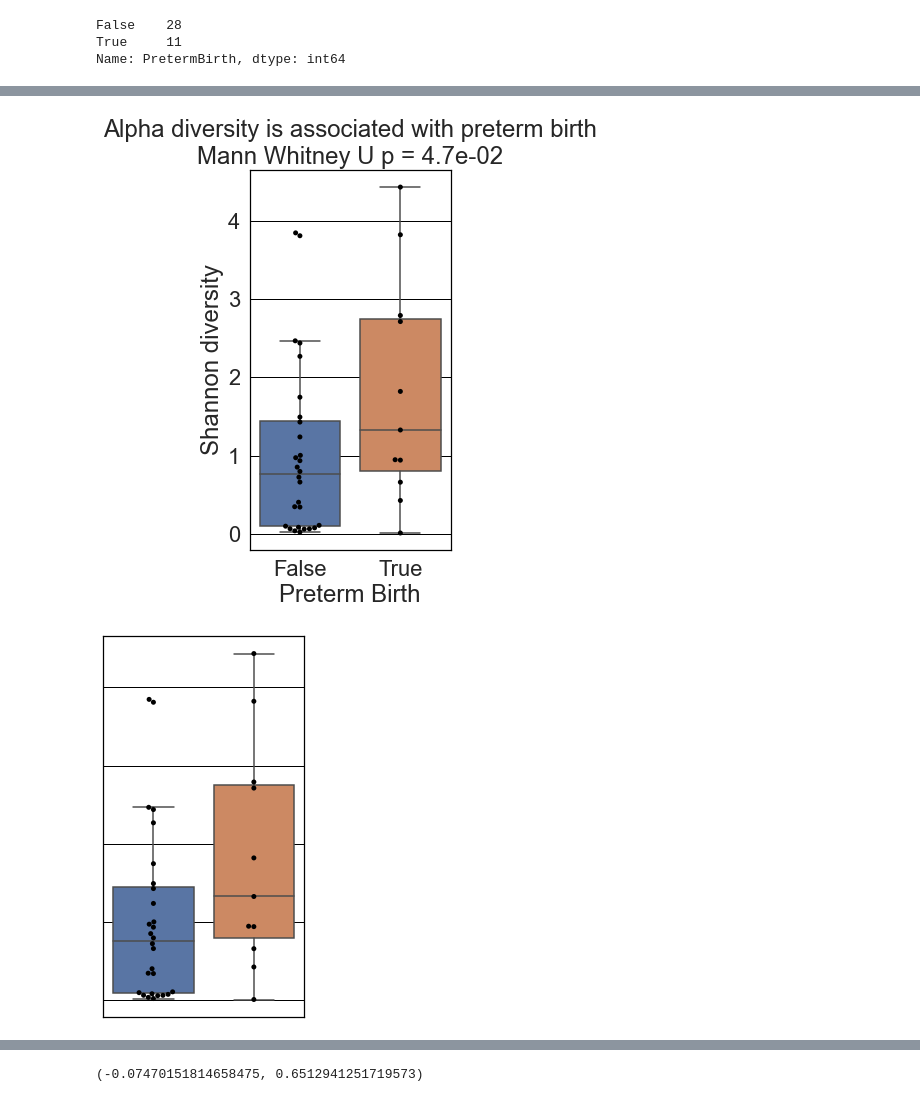
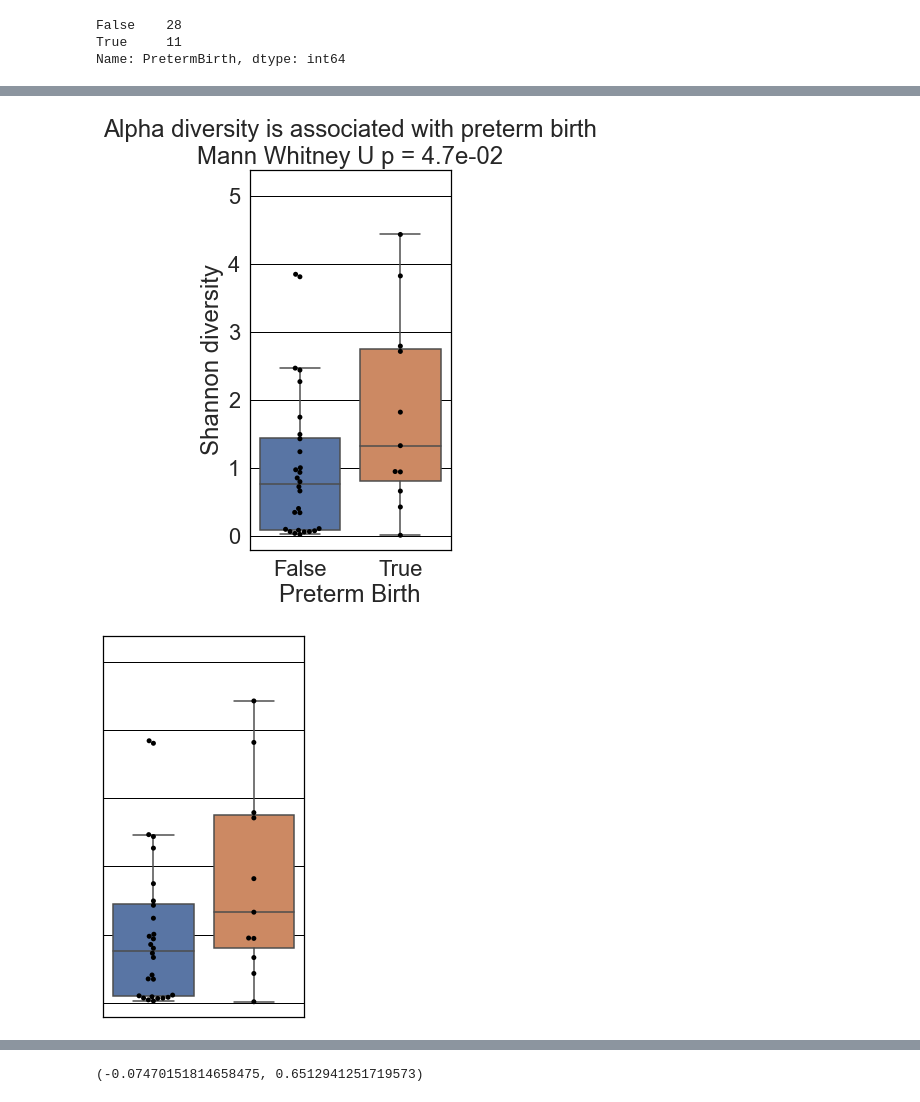
Before and after one commit to korem-lab/compositional-empty-features, a Jupyter notebook: Vaginal-microbiome-sparse-feature.ipynb, the cells around one changed output, grey strips where cells are left out. Cells and saved outputs as stored; diff of their text form; code cells hidden in the pictures.

```diff
--- a/Vaginal-microbiome-sparse-feature.ipynb
+++ b/Vaginal-microbiome-sparse-feature.ipynb
@@ -60,6 +86,7 @@ ax=sns.swarmplot(x = md.PretermBirth,
               size=5,
               color='black'
               )
+add_15_percent_to_top_ylim(ax)
 plt.ylabel('Shannon diversity')
 plt.xlabel('Preterm Birth')
 plt.title('Alpha diversity is associated with preterm birth\n'+\
@@ -74,37 +101,38 @@ plt.savefig('plots/Fig-2-vaginal-shannons.pdf',
             )
 plt.show()
 # %% [output]
-[figure, old version]
+[figure, new version]
-# %%
-plt.figure(figsize=(12 * .3,7))
-sns.boxplot(x = md.PretermBirth,
-            y=sh_alphas,
-            fliersize=0
-           )
-
-
-ax=sns.swarmplot(x = md.PretermBirth,
-              y=sh_alphas,
-              size=5,
-              color='black'
-              )
-plt.ylabel('Shannon diversity')
-plt.xlabel('Preterm Birth')
-plt.title('Alpha diversity is associated with preterm birth\n'+\
-#           'Pearson R = {:.2f}, p = {:.1e}, '.format(*pr)+\
-          'Mann Whitney U p = {:.1e}'.format(mw.pvalue)
-          )
-ax.set(
-       yticklabels=[],
-       xticklabels=[])
-plt.xlabel(None)
-plt.ylabel(None)
-plt.title(None)
-plt.savefig('plots/Fig-2-vaginal-shannons-no-axes.pdf',
-            dpi=900,
-            bbox_inches='tight',
-            format='pdf'
-            )
-plt.show()
-# %% [output]
-[figure, removed]
+# %%
+plt.figure(figsize=(12 * .3,7))
+sns.boxplot(x = md.PretermBirth,
+            y=sh_alphas,
+            fliersize=0
+           )
+
+
+ax=sns.swarmplot(x = md.PretermBirth,
+              y=sh_alphas,
+              size=5,
+              color='black'
+              )
+add_15_percent_to_top_ylim(ax)
+plt.ylabel('Shannon diversity')
+plt.xlabel('Preterm Birth')
+plt.title('Alpha diversity is associated with preterm birth\n'+\
+#           'Pearson R = {:.2f}, p = {:.1e}, '.format(*pr)+\
+          'Mann Whitney U p = {:.1e}'.format(mw.pvalue)
+          )
+ax.set(
+       yticklabels=[],
+       xticklabels=[])
+plt.xlabel(None)
+plt.ylabel(None)
+plt.title(None)
+plt.savefig('plots/Fig-2-vaginal-shannons-no-axes.pdf',
+            dpi=900,
+            bbox_inches='tight',
+            format='pdf'
+            )
+plt.show()
+# %% [output]
+[figure, added]
```
Also changed, not shown: parts of 14 cells of this notebook, 27 other files.
